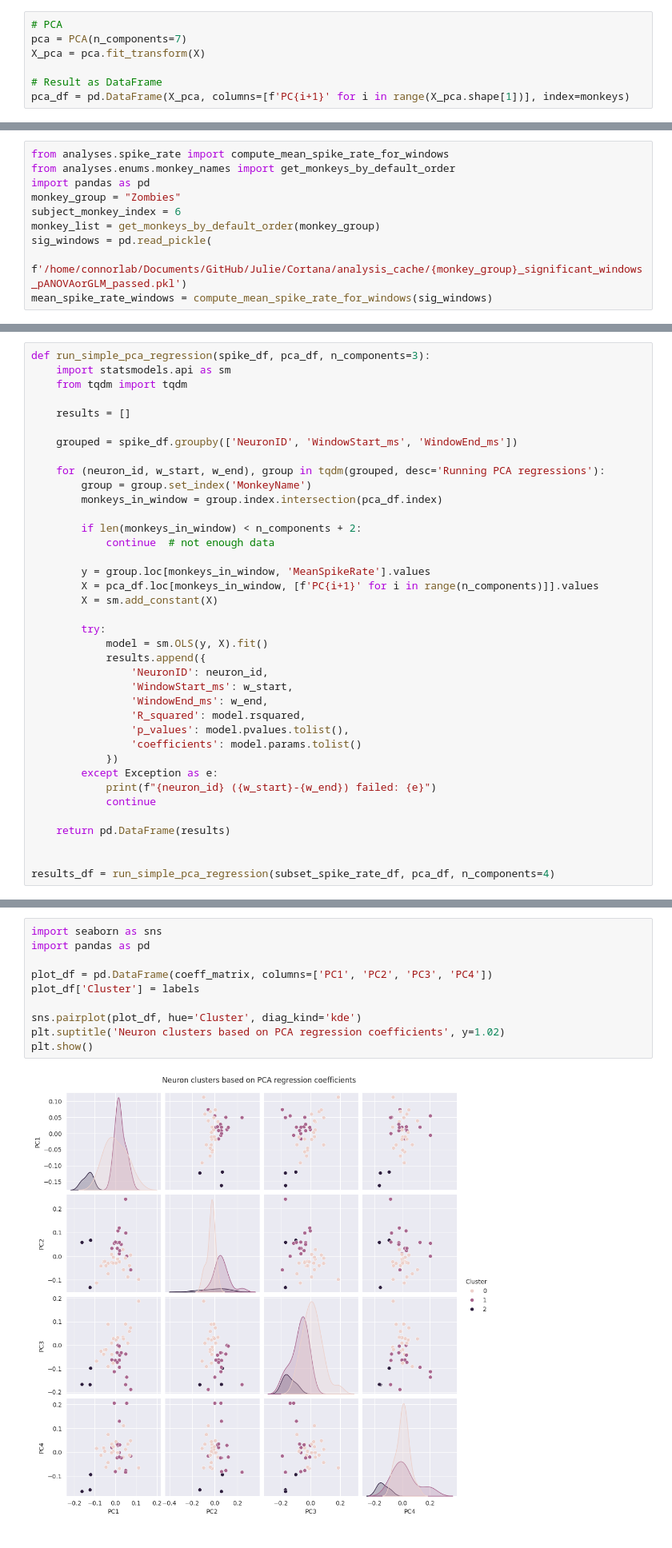
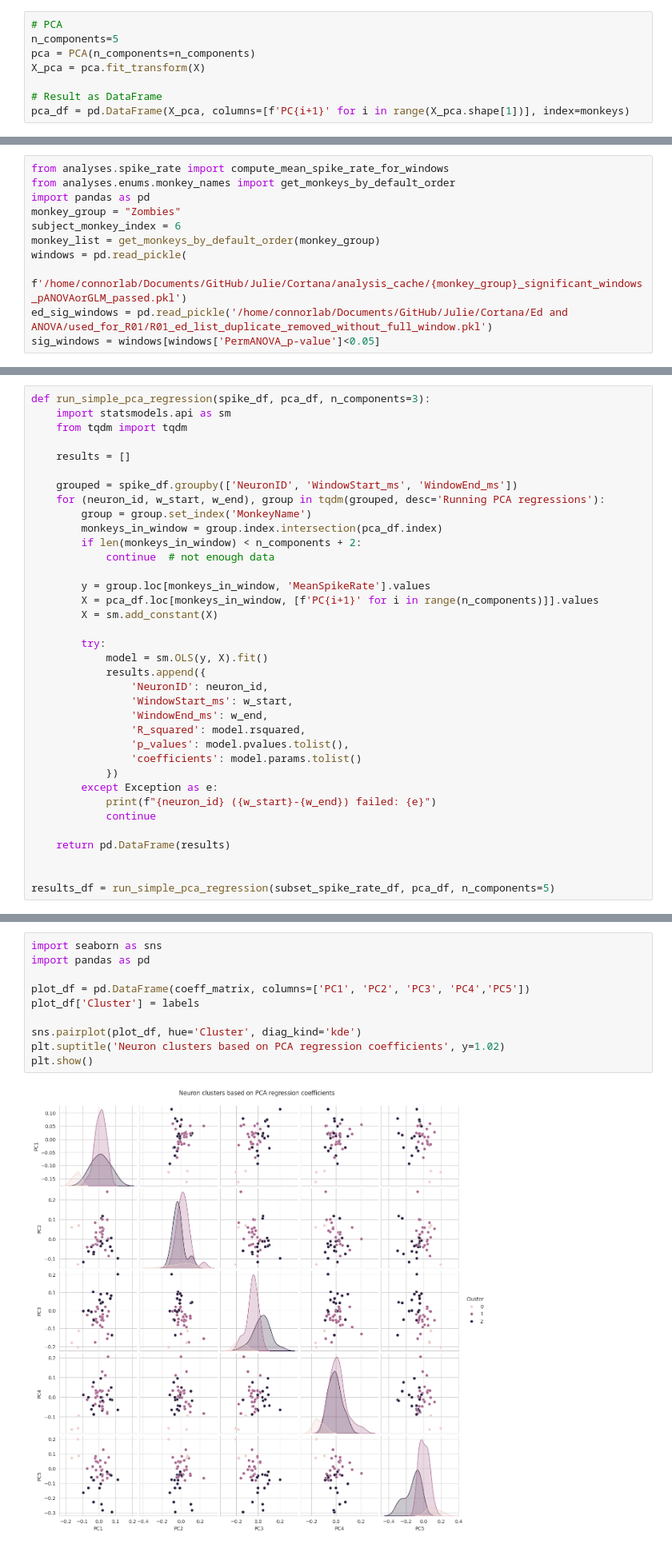
Before and after one commit to EdConnorLab/Julie, a Jupyter notebook: notebooks/PCA_regression.ipynb, the cells around one changed output, grey strips where cells are left out. Shown at 80% size. Saved outputs shown, nothing was run; the diff lists cells and outputs as text.

Commit message:
multiple linear regression jupyter notebooks for testing

```diff
--- a/notebooks/PCA_regression.ipynb
+++ b/notebooks/PCA_regression.ipynb
@@ -56,7 +56,8 @@ array([[ 0, 19,  9, 38, 84, 27, 13, 14,  4,  9,  0,  0,  0,  1,  0,  1,
          5,  2,  5,  0,  0,  0,  0,  0,  5,  4,  1,  0,  6,  0]])
 # %%
 # PCA
-pca = PCA(n_components=7)
+n_components=5
+pca = PCA(n_components=n_components)
 X_pca = pca.fit_transform(X)
 
 # Result as DataFrame
@@ -99,6 +100,7 @@ import pandas as pd
 monkey_group = "Zombies"
 subject_monkey_index = 6
 monkey_list = get_monkeys_by_default_order(monkey_group)
-sig_windows = pd.read_pickle(
+windows = pd.read_pickle(
         f'/home/connorlab/Documents/GitHub/Julie/Cortana/analysis_cache/{monkey_group}_significant_windows_pANOVAorGLM_passed.pkl')
-mean_spike_rate_windows = compute_mean_spike_rate_for_windows(sig_windows)
+ed_sig_windows = pd.read_pickle('/home/connorlab/Documents/GitHub/Julie/Cortana/Ed and ANOVA/used_for_R01/R01_ed_list_duplicate_removed_without_full_window.pkl')
+sig_windows = windows[windows['PermANOVA_p-value']<0.05]
@@ -140,11 +168,9 @@ def run_simple_pca_regression(spike_df, pca_df, n_components=3):
     results = []
 
     grouped = spike_df.groupby(['NeuronID', 'WindowStart_ms', 'WindowEnd_ms'])
-
     for (neuron_id, w_start, w_end), group in tqdm(grouped, desc='Running PCA regressions'):
         group = group.set_index('MonkeyName')
         monkeys_in_window = group.index.intersection(pca_df.index)
-
         if len(monkeys_in_window) < n_components + 2:
             continue  # not enough data
 
@@ -169,4 +195,4 @@ def run_simple_pca_regression(spike_df, pca_df, n_components=3):
     return pd.DataFrame(results)
 
 
-results_df = run_simple_pca_regression(subset_spike_rate_df, pca_df, n_components=4)
+results_df = run_simple_pca_regression(subset_spike_rate_df, pca_df, n_components=5)
@@ -231,15 +259,15 @@ results_df['Cluster'] = labels
 # %%
 import seaborn as sns
 import pandas as pd
 
-plot_df = pd.DataFrame(coeff_matrix, columns=['PC1', 'PC2', 'PC3', 'PC4'])
+plot_df = pd.DataFrame(coeff_matrix, columns=['PC1', 'PC2', 'PC3', 'PC4','PC5'])
 plot_df['Cluster'] = labels
 
 sns.pairplot(plot_df, hue='Cluster', diag_kind='kde')
 plt.suptitle('Neuron clusters based on PCA regression coefficients', y=1.02)
 plt.show()
 # %% [output]
-[figure, old version]
+[figure, new version]
 # %%
 aff_cols = aff_df.columns
 sub_cols = sub_df.columns
```
Also changed, not shown: parts of 21 cells of this notebook, 2 other files.
